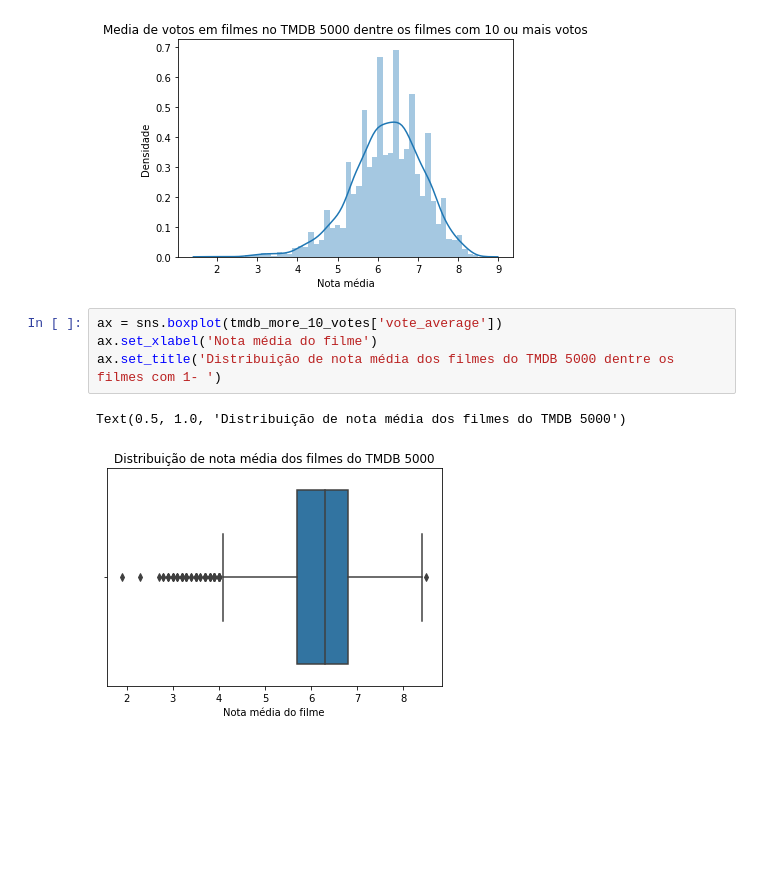
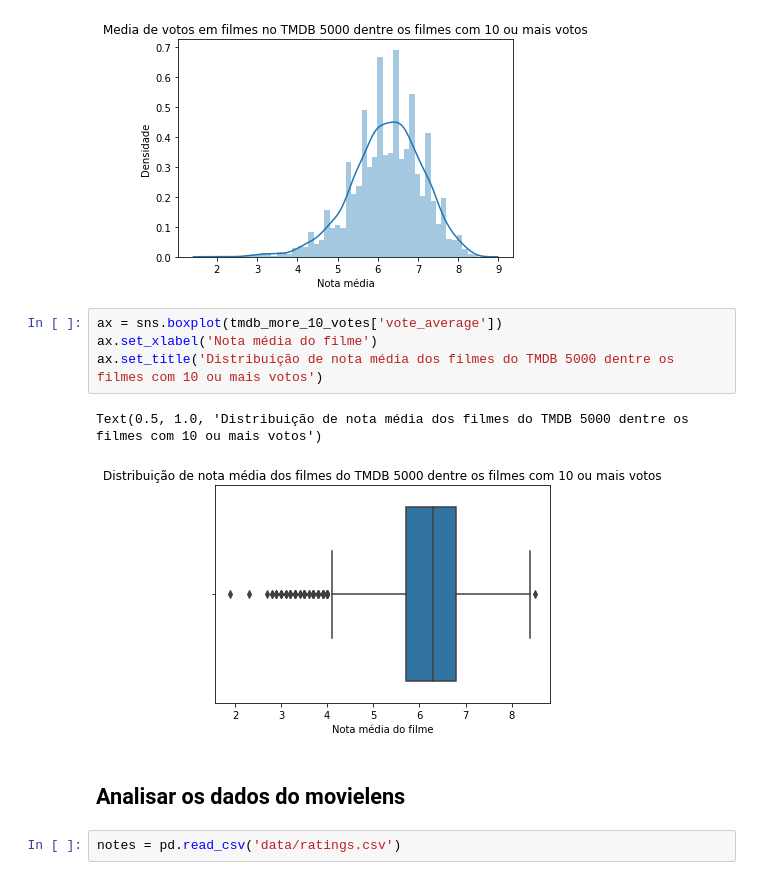
Before and after one commit to Igorth/alura_data_science, a Jupyter notebook: Data Science - Introdução a testes estatisticos/TMDB 5000.ipynb, the cells around one changed output. Cells and saved outputs as stored; diff of their text form; blank space fills up the shorter version.

```diff
--- a/Data Science - Introdução a testes estatisticos/TMDB 5000.ipynb
+++ b/Data Science - Introdução a testes estatisticos/TMDB 5000.ipynb
@@ -97,7 +97,11 @@ Text(0.5, 1.0, 'Media de votos em filmes no TMDB 5000 dentre os filmes com 10 ou
 # %%
 ax = sns.boxplot(tmdb_more_10_votes['vote_average'])
 ax.set_xlabel('Nota média do filme')
-ax.set_title('Distribuição de nota média dos filmes do TMDB 5000 dentre os filmes com 1- ')
+ax.set_title('Distribuição de nota média dos filmes do TMDB 5000 dentre os filmes com 10 ou mais votos')
 # %% [output]
-Text(0.5, 1.0, 'Distribuição de nota média dos filmes do TMDB 5000')
+Text(0.5, 1.0, 'Distribuição de nota média dos filmes do TMDB 5000 dentre os filmes com 10 ou mais votos')
-[figure, old version]
+[figure, new version]
+# %% [markdown]
+## Analisar os dados do movielens
+# %%
+notes = pd.read_csv('data/ratings.csv')
```
Also changed, not shown: parts of 11 cells of this notebook, 1 other file.
